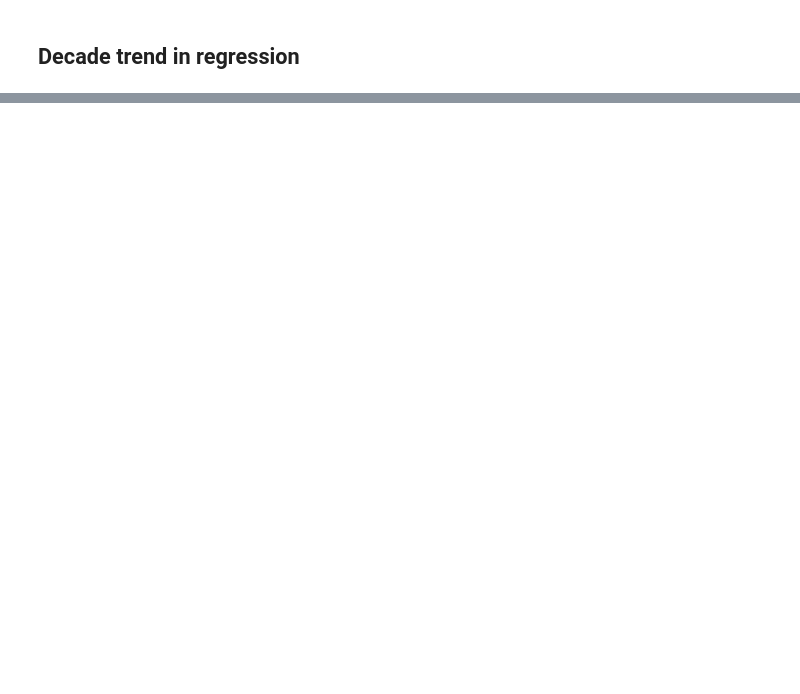
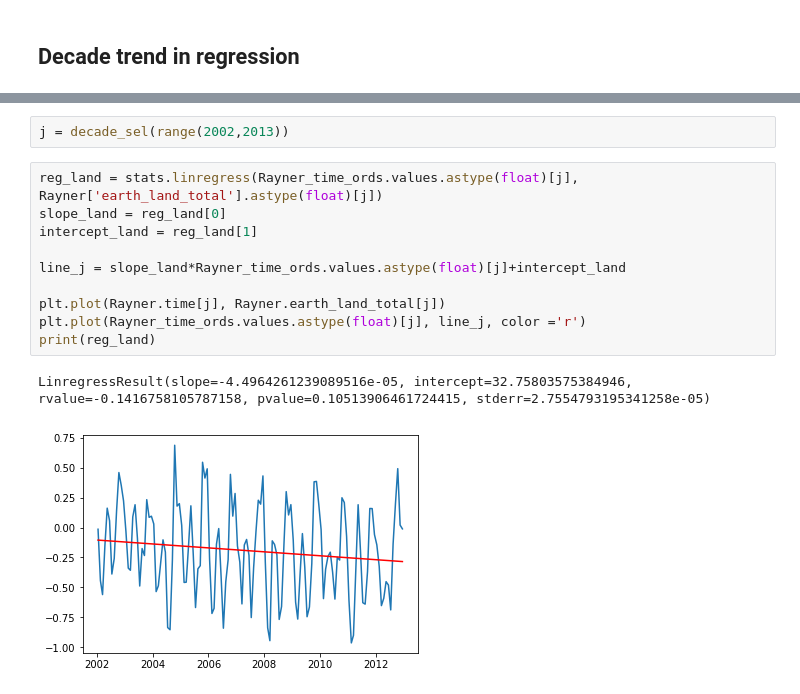
Before and after one commit to rursino/carbon-cycle-feedbacks, a Jupyter notebook: Peylin_flux/Notebooks/lin_reg.ipynb, the cells around one changed output, grey strips where cells are left out. Cells and saved outputs as stored; diff of their text form; blank space fills up the shorter version.

```diff
--- a/Peylin_flux/Notebooks/lin_reg.ipynb
+++ b/Peylin_flux/Notebooks/lin_reg.ipynb
@@ -118,0 +131,15 @@ plt.plot(Rayner.time, Rayner.earth_land_total-line)
+# %%
+j = decade_sel(range(2002,2013))
+# %%
+reg_land = stats.linregress(Rayner_time_ords.values.astype(float)[j], Rayner['earth_land_total'].astype(float)[j])
+slope_land = reg_land[0]
+intercept_land = reg_land[1]
+
+line_j = slope_land*Rayner_time_ords.values.astype(float)[j]+intercept_land
+
+plt.plot(Rayner.time[j], Rayner.earth_land_total[j])
+plt.plot(Rayner_time_ords.values.astype(float)[j], line_j, color ='r')
+print(reg_land)
+# %% [output]
+LinregressResult(slope=-4.4964261239089516e-05, intercept=32.75803575384946, rvalue=-0.1416758105787158, pvalue=0.10513906461724415, stderr=2.7554793195341258e-05)
+[figure, added]
```
Also changed, not shown: parts of 32 cells of this notebook, 3 other files.
